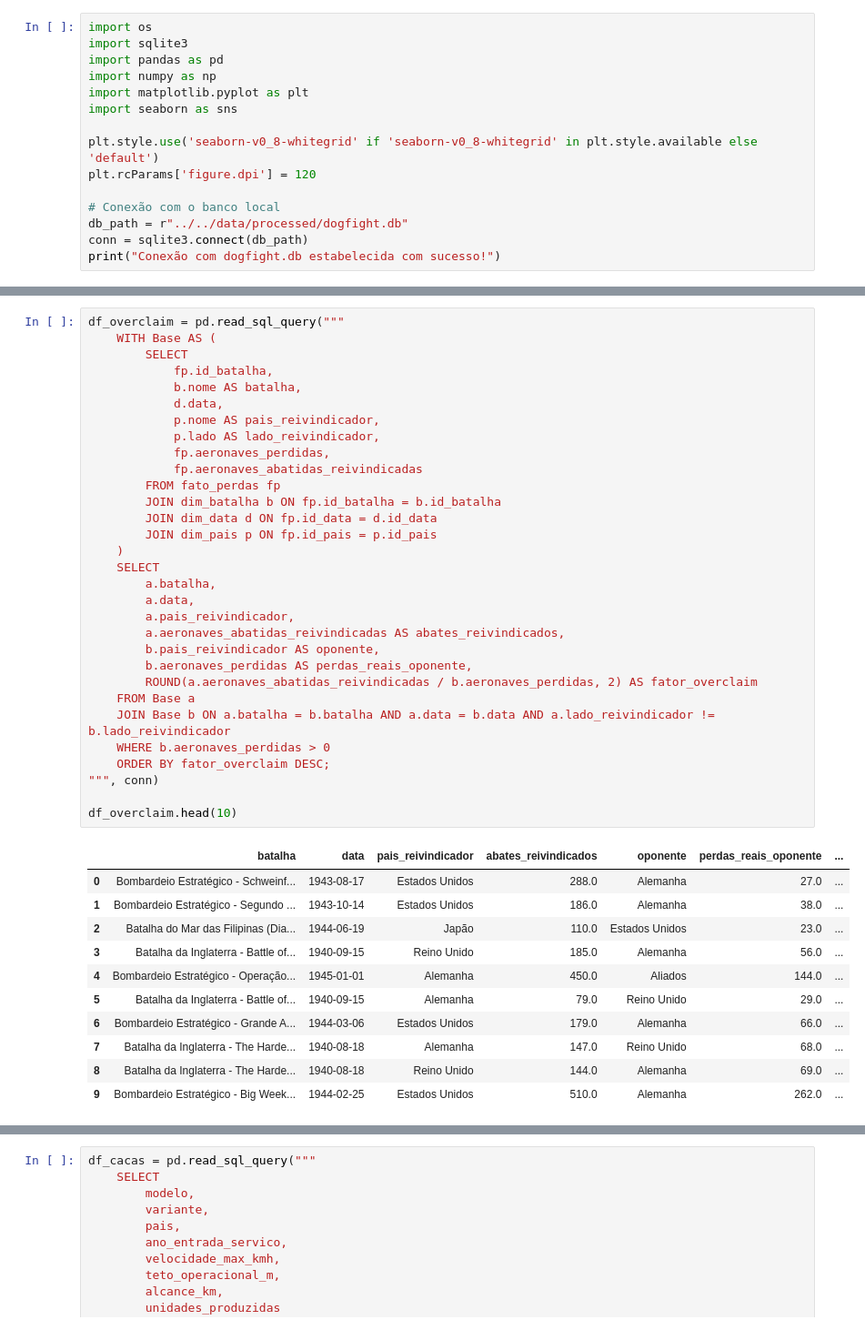
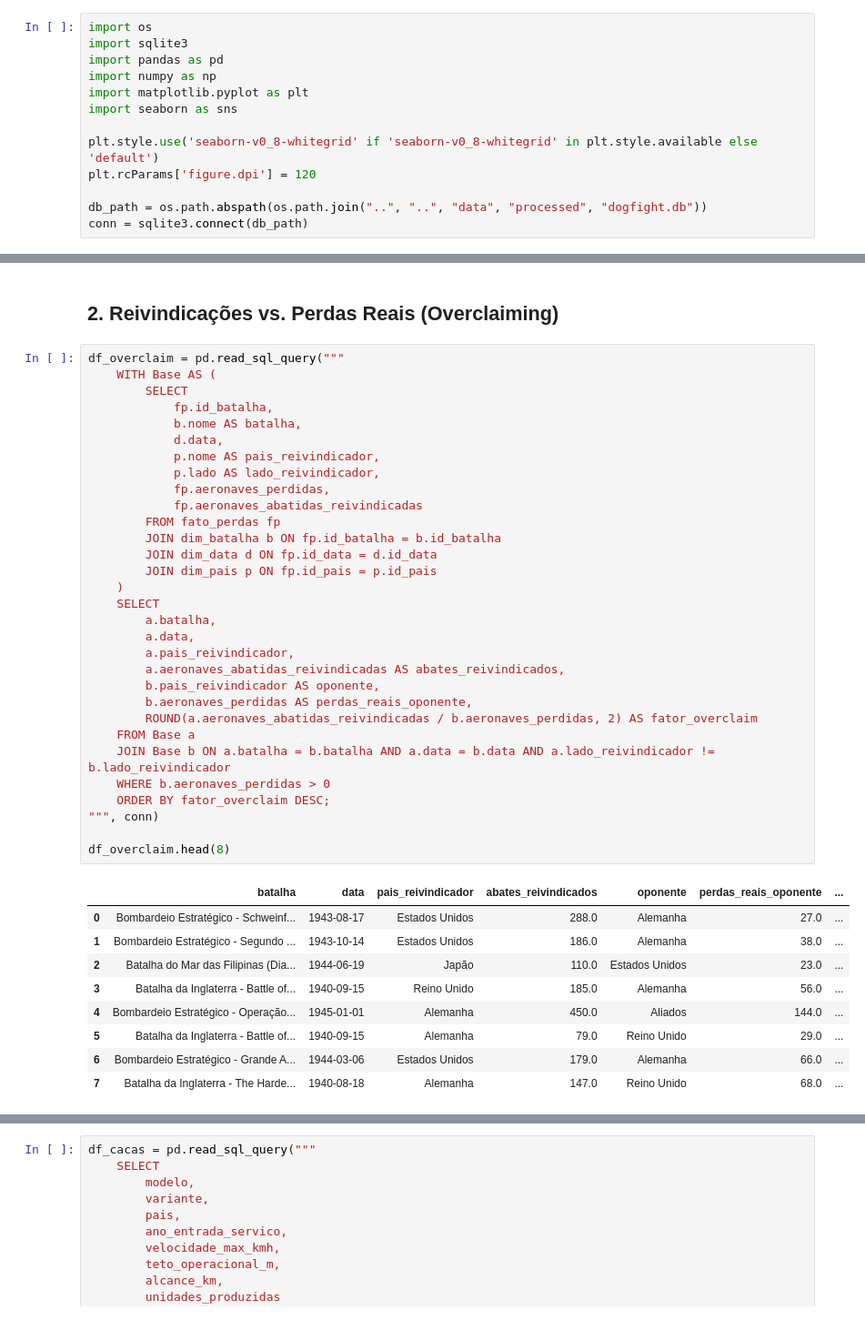
Before and after one commit to felaaass/ww2-dogfight-analytics, a Jupyter notebook: src/analise/analise_exploratoria.ipynb, the cells around one changed output, grey strips where cells are left out. Shown at 91% size. Saved outputs shown, nothing was run; the diff lists cells and outputs as text.

```diff
--- a/src/analise/analise_exploratoria.ipynb
+++ b/src/analise/analise_exploratoria.ipynb
@@ -23,7 +14,5 @@ import seaborn as sns
 plt.style.use('seaborn-v0_8-whitegrid' if 'seaborn-v0_8-whitegrid' in plt.style.available else 'default')
 plt.rcParams['figure.dpi'] = 120
 
-# Conexão com o banco local
-db_path = r"../../data/processed/dogfight.db"
+db_path = os.path.abspath(os.path.join("..", "..", "data", "processed", "dogfight.db"))
 conn = sqlite3.connect(db_path)
-print("Conexão com dogfight.db estabelecida com sucesso!")
@@ -82,3 +57,5 @@ Nesta seção, contrastamos o que os relatórios oficiais de combate declaravam
+# %% [markdown]
+## 2. Reivindicações vs. Perdas Reais (Overclaiming)
 # %%
 df_overclaim = pd.read_sql_query("""
     WITH Base AS (
@@ -92,34 +69,32 @@ df_overclaim = pd.read_sql_query("""
             fp.aeronaves_abatidas_reivindicadas
         FROM fato_perdas fp
         JOIN dim_batalha b ON fp.id_batalha = b.id_batalha
         JOIN dim_data d ON fp.id_data = d.id_data
         JOIN dim_pais p ON fp.id_pais = p.id_pais
     )
     SELECT
         a.batalha,
         a.data,
         a.pais_reivindicador,
         a.aeronaves_abatidas_reivindicadas AS abates_reivindicados,
         b.pais_reivindicador AS oponente,
         b.aeronaves_perdidas AS perdas_reais_oponente,
         ROUND(a.aeronaves_abatidas_reivindicadas / b.aeronaves_perdidas, 2) AS fator_overclaim
     FROM Base a
     JOIN Base b ON a.batalha = b.batalha AND a.data = b.data AND a.lado_reivindicador != b.lado_reivindicador
     WHERE b.aeronaves_perdidas > 0
     ORDER BY fator_overclaim DESC;
 """, conn)
 
-df_overclaim.head(10)
+df_overclaim.head(8)
 # %% [output]
 |  | batalha | data | pais_reivindicador | abates_reivindicados | oponente | perdas_reais_oponente | ... |
 | 0 | Bombardeio Estratégico - Schweinf... | 1943-08-17 | Estados Unidos | 288.0 | Alemanha | 27.0 | ... |
 | 1 | Bombardeio Estratégico - Segundo ... | 1943-10-14 | Estados Unidos | 186.0 | Alemanha | 38.0 | ... |
 | 2 | Batalha do Mar das Filipinas (Dia... | 1944-06-19 | Japão | 110.0 | Estados Unidos | 23.0 | ... |
 | 3 | Batalha da Inglaterra - Battle of... | 1940-09-15 | Reino Unido | 185.0 | Alemanha | 56.0 | ... |
 | 4 | Bombardeio Estratégico - Operação... | 1945-01-01 | Alemanha | 450.0 | Aliados | 144.0 | ... |
 | 5 | Batalha da Inglaterra - Battle of... | 1940-09-15 | Alemanha | 79.0 | Reino Unido | 29.0 | ... |
 | 6 | Bombardeio Estratégico - Grande A... | 1944-03-06 | Estados Unidos | 179.0 | Alemanha | 66.0 | ... |
 | 7 | Batalha da Inglaterra - The Harde... | 1940-08-18 | Alemanha | 147.0 | Reino Unido | 68.0 | ... |
-| 8 | Batalha da Inglaterra - The Harde... | 1940-08-18 | Reino Unido | 144.0 | Alemanha | 69.0 | ... |
-| 9 | Bombardeio Estratégico - Big Week... | 1944-02-25 | Estados Unidos | 510.0 | Alemanha | 262.0 | ... |
 # %%
```
Also changed, not shown: parts of 20 cells of this notebook, 21 other files.
